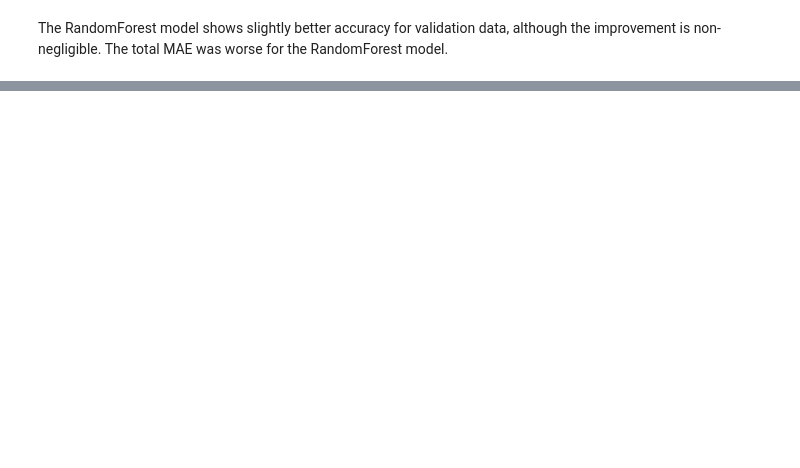
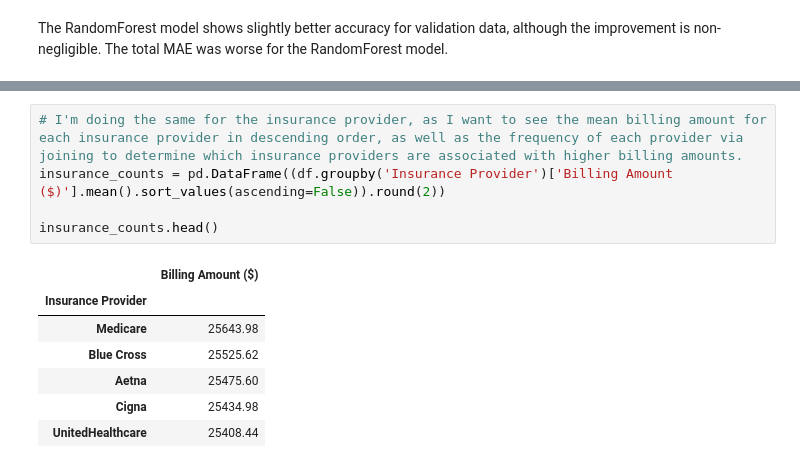
Before and after one commit to agbahovbejasmine-del/hospital_data_project, a Jupyter notebook: hospital_analysis.ipynb, the cells around one changed output, grey strips where cells are left out. Cells and saved outputs as stored; diff of their text form; blank space fills up the shorter version.

```diff
--- a/hospital_analysis.ipynb
+++ b/hospital_analysis.ipynb
@@ -414,0 +444,13 @@ The RandomForest model shows slightly better accuracy for validation data, altho
+# %%
+# I'm doing the same for the insurance provider, as I want to see the mean billing amount for each insurance provider in descending order, as well as the frequency of each provider via joining to determine which insurance providers are associated with higher billing amounts.
+insurance_counts = pd.DataFrame((df.groupby('Insurance Provider')['Billing Amount ($)'].mean().sort_values(ascending=False)).round(2))
+
+insurance_counts.head()
+# %% [output]
+|  | Billing Amount ($) |
+| Insurance Provider |  |
+| Medicare | 25643.98 |
+| Blue Cross | 25525.62 |
+| Aetna | 25475.60 |
+| Cigna | 25434.98 |
+| UnitedHealthcare | 25408.44 |
```
Also changed, not shown: parts of 28 cells of this notebook.
